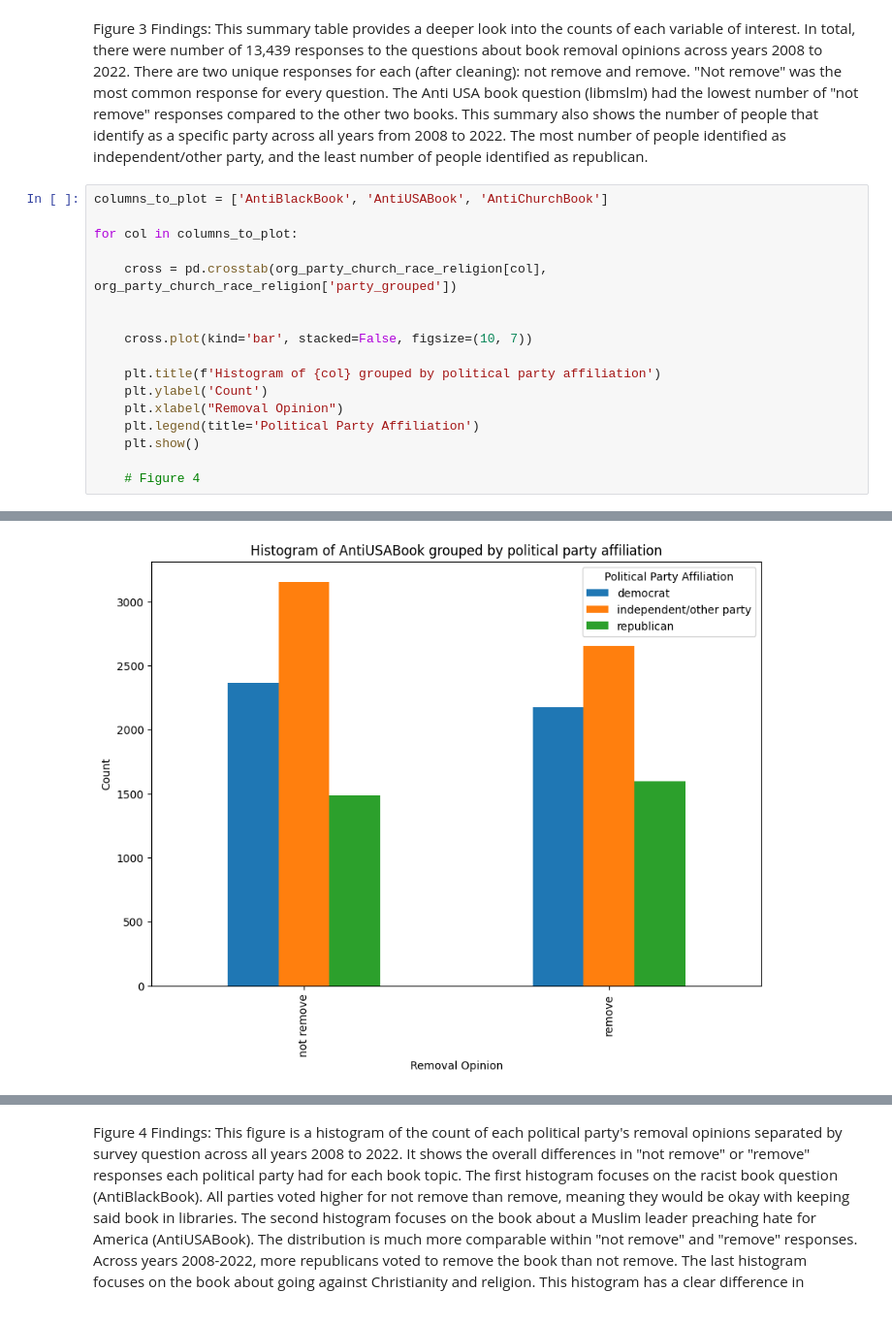
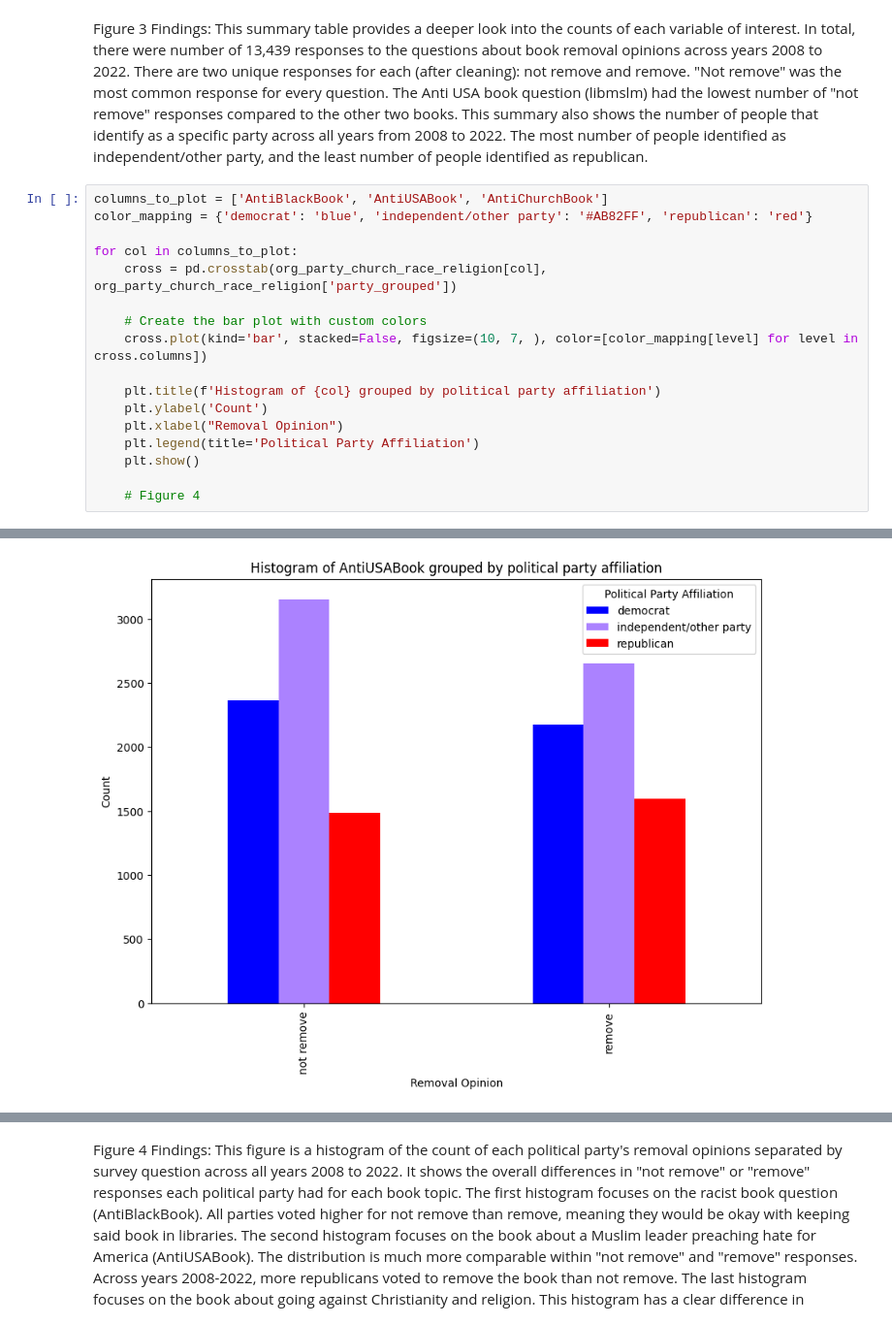
Before and after one commit to manaswinit26/group19, a Jupyter notebook: lab1 (1).ipynb, the cells around one changed output, grey strips where cells are left out. Shown: that part at 97% size. Drawn from its saved outputs; the diff is of its cells as text.

```diff
--- a/lab1 (1).ipynb
+++ b/lab1 (1).ipynb
@@ -348,13 +362,13 @@ Name: partyid, dtype: int64
 Figure 3 Findings: This summary table provides a deeper look into the counts of each variable of interest. In total, there were number of 13,439 responses to the questions about book removal opinions across years 2008 to 2022. There are two unique responses for each (after cleaning): not remove and remove. "Not remove" was the most common response for every question. The Anti USA book question (libmslm) had the lowest number of "not remove" responses compared to the other two books. This summary also shows the number of people that identify as a specific party across all years from 2008 to 2022. The most number of people identified as independent/other party, and the least number of people identified as republican.
 # %%
 columns_to_plot = ['AntiBlackBook', 'AntiUSABook', 'AntiChurchBook']
+color_mapping = {'democrat': 'blue', 'independent/other party': '#AB82FF', 'republican': 'red'}
 
 for col in columns_to_plot:
-
     cross = pd.crosstab(org_party_church_race_religion[col], org_party_church_race_religion['party_grouped'])
 
-
-    cross.plot(kind='bar', stacked=False, figsize=(10, 7))
+    # Create the bar plot with custom colors
+    cross.plot(kind='bar', stacked=False, figsize=(10, 7, ), color=[color_mapping[level] for level in cross.columns])
 
     plt.title(f'Histogram of {col} grouped by political party affiliation')
     plt.ylabel('Count')
@@ -368 +382 @@ for col in columns_to_plot:
-[figure, old version]
+[figure, new version]
```
Also changed, not shown: parts of 6 cells of this notebook.
